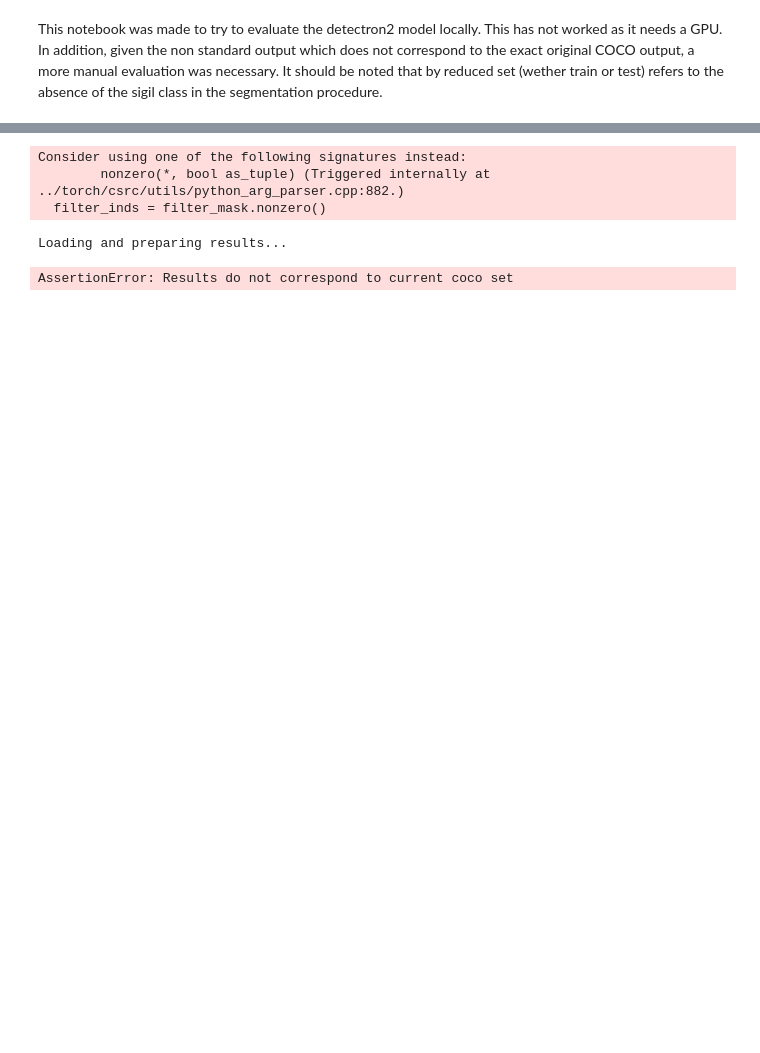
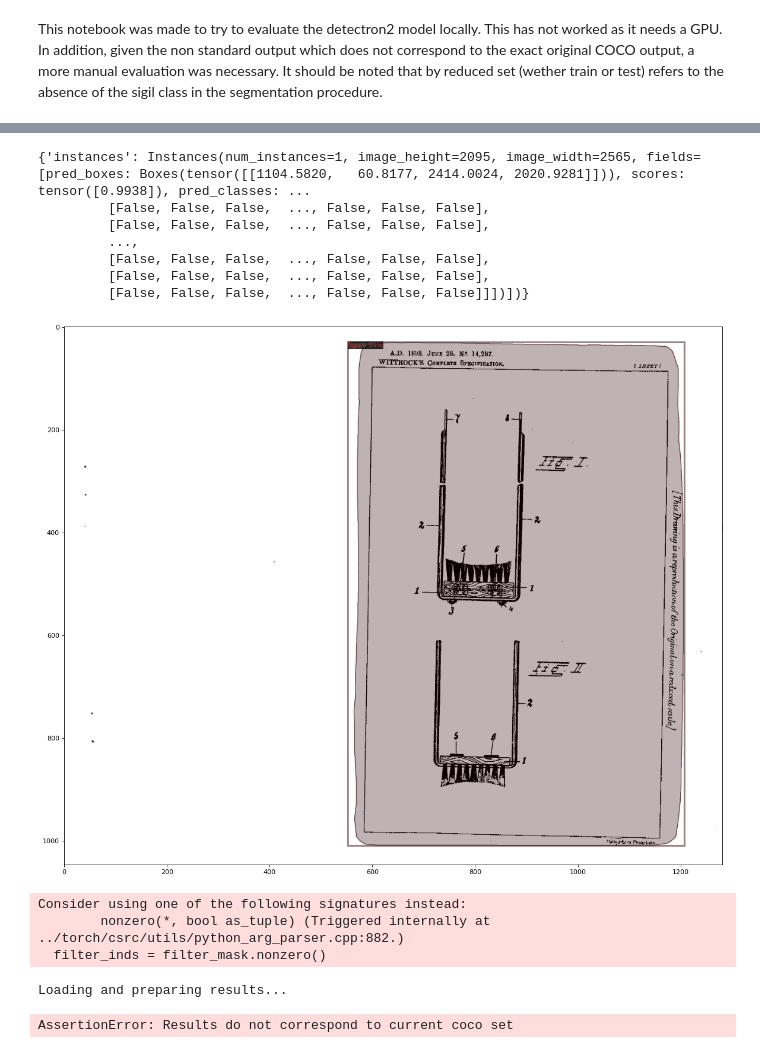
Before and after one commit to aaag97/PatentAnalysis, a Jupyter notebook: Detectron2Evaluation attempt.ipynb, the cells around one changed output, grey strips where cells are left out. Cells and saved outputs as stored; diff of their text form; code cells hidden in the pictures; blank space fills up the shorter version.

```diff
--- a/Detectron2Evaluation attempt.ipynb
+++ b/Detectron2Evaluation attempt.ipynb
@@ -103,13 +103,13 @@ patents_reduced_metadata = MetadataCatalog.get("patents_dataset_train_reduced")
 # %%
 #set up configuration and build model
 cfg = get_cfg()
-cfg.merge_from_file('/Users/andrealphonse/Documents/UniStuff/MA/MA3/Classes/Patent Project/PubLayNet/detectron2/detectron_config/DLA_mask_rcnn_R_50_FPN_3x.yaml')
+cfg.merge_from_file('/Users/andrealphonse/Documents/UniStuff/MA/MA3/Classes/Patent Project/PubLayNet/detectron2/detectron_config/DLA_mask_rcnn_R_101_FPN_3x.yaml')
 cfg.MODEL.RETINANET.SCORE_THRESH_TEST = 0.5
 cfg.MODEL.ROI_HEADS.SCORE_THRESH_TEST = 0.5
 cfg.MODEL.PANOPTIC_FPN.COMBINE.INSTANCES_CONFIDENCE_THRESH = 0.5
 cfg.MODEL.DEVICE = 'cpu'
 cfg.DATASETS.TEST = ("patents_coco_test", )
-cfg.MODEL.WEIGHTS = '/Users/andrealphonse/Documents/UniStuff/MA/MA3/Classes/Patent Project/PubLayNet/finetuned_detectron2/no_sigil/resnet50/model_final.pth'
+cfg.MODEL.WEIGHTS = '/Users/andrealphonse/Documents/UniStuff/MA/MA3/Classes/Patent Project/PubLayNet/finetuned_detectron2/no_sigil/resnet101/model_final.pth'
 cfg.freeze()
 model = build_model(cfg)
 DetectionCheckpointer(model).load('/Users/andrealphonse/Documents/UniStuff/MA/MA3/Classes/Patent Project/PubLayNet/finetuned_detectron2/no_sigil/resnet50/model_final.pth')
@@ -138,3 +138,6 @@ Config '/Users/andrealphonse/Documents/UniStuff/MA/MA3/Classes/Patent Project/Pu
 # %%
 # cfg.MODEL.ROI_HEADS.SCORE_THRESH_TEST = 0.5   # set a custom testing threshold
 predictor = DefaultPredictor(cfg)
+# %%
+from detectron2.utils.visualizer import ColorMode
+dataset_dicts = get_patents_dataset_dicts('test')
@@ -141,3 +164,26 @@ predictor = DefaultPredictor(cfg)
+# %%
+for d in random.sample(dataset_dicts, 1):
+    im = cv2.imread(d["file_name"])
+    outputs = predictor(im)  # format is documented at https://detectron2.readthedocs.io/tutorials/models.html#model-output-format
+    v = Visualizer(im[:, :, ::-1],
+                   metadata=patents_metadata,
+                   scale=0.5,
+                   instance_mode=ColorMode.IMAGE_BW   # remove the colors of unsegmented pixels. This option is only available for segmentation models
+    )
+    print(outputs)
+    out = v.draw_instance_predictions(outputs["instances"].to("cpu"))
+    plt.figure(num=None, figsize=(18, 15), dpi=80, facecolor='w', edgecolor='k')
+    plt.imshow(out.get_image()[:, :, ::-1])
+#     cv2_imshow(out.get_image()[:, :, ::-1])
+# %% [output]
+{'instances': Instances(num_instances=1, image_height=2095, image_width=2565, fields=[pred_boxes: Boxes(tensor([[1104.5820,   60.8177, 2414.0024, 2020.9281]])), scores: tensor([0.9938]), pred_classes: ...
+         [False, False, False,  ..., False, False, False],
+         [False, False, False,  ..., False, False, False],
+         ...,
+         [False, False, False,  ..., False, False, False],
+         [False, False, False,  ..., False, False, False],
+         [False, False, False,  ..., False, False, False]]])])}
+[figure, added]
 # %%
 #try evalation
 from detectron2.modeling import build_model
```
Also changed, not shown: parts of 3 cells of this notebook, 1 other file.
